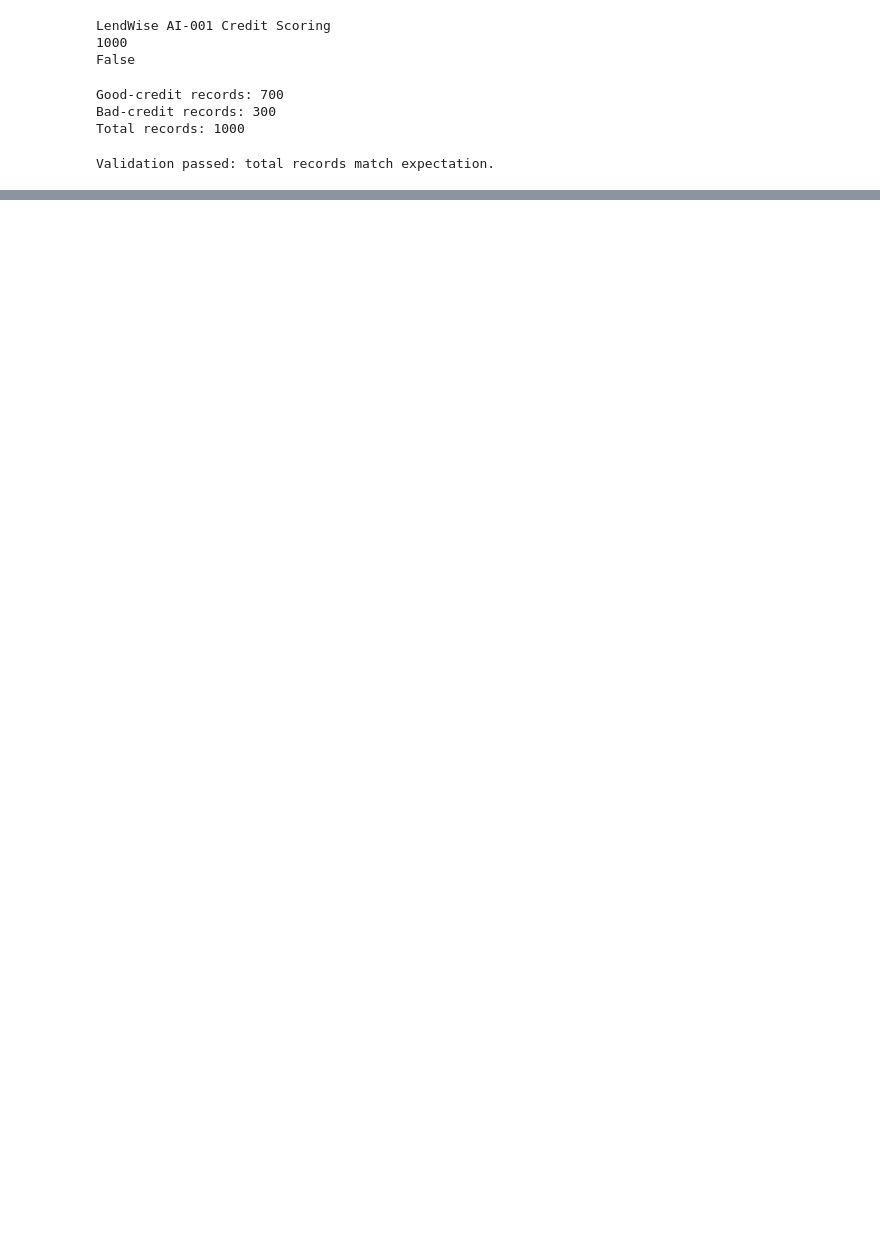
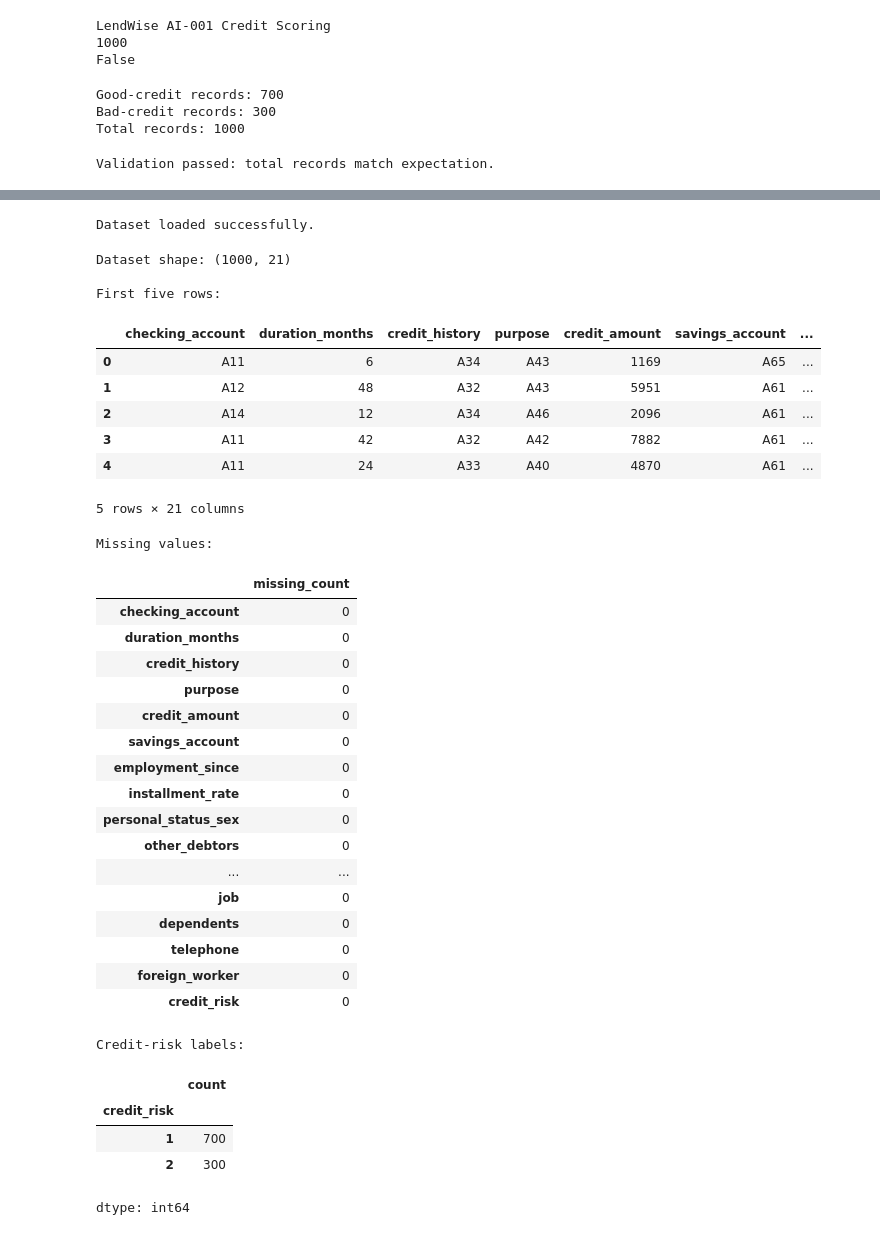
Before and after one commit to Raj171053/LendWise-AI-Governance-Program, a Jupyter notebook: LendWise_Model_Audit.ipynb, the cells around one changed output, grey strips where cells are left out. Saved outputs shown, nothing was run; the diff lists cells and outputs as text; code cells hidden in the pictures; blank space fills up the shorter version.

```diff
--- a/LendWise_Model_Audit.ipynb
+++ b/LendWise_Model_Audit.ipynb
@@ -37,0 +93,74 @@ Validation passed: total records match expectation.
+# %%
+
+url = (
+    "https://archive.ics.uci.edu/ml/"
+    "machine-learning-databases/statlog/german/german.data"
+)
+
+columns = [
+    "checking_account", "duration_months", "credit_history",
+    "purpose", "credit_amount", "savings_account",
+    "employment_since", "installment_rate", "personal_status_sex",
+    "other_debtors", "residence_since", "property",
+    "age_years", "other_installment_plans", "housing",
+    "existing_credits", "job", "dependents",
+    "telephone", "foreign_worker", "credit_risk"
+]
+
+df = pd.read_csv(
+    url,
+    sep=r"\s+",
+    header=None,
+    names=columns
+)
+
+print("Dataset loaded successfully.")
+# %% [output]
+Dataset loaded successfully.
+# %%
+
+print("Dataset shape:", df.shape)
+
+print("\nFirst five rows:")
+display(df.head())
+
+print("\nMissing values:")
+display(df.isna().sum().to_frame("missing_count"))
+
+print("\nCredit-risk labels:")
+display(df["credit_risk"].value_counts(dropna=False))
+# %% [output]
+Dataset shape: (1000, 21)
+
+First five rows:
+|  | checking_account | duration_months | credit_history | purpose | credit_amount | savings_account | ... |
+| 0 | A11 | 6 | A34 | A43 | 1169 | A65 | ... |
+| 1 | A12 | 48 | A32 | A43 | 5951 | A61 | ... |
+| 2 | A14 | 12 | A34 | A46 | 2096 | A61 | ... |
+| 3 | A11 | 42 | A32 | A42 | 7882 | A61 | ... |
+| 4 | A11 | 24 | A33 | A40 | 4870 | A61 | ... |
+5 rows × 21 columns
+Missing values:
+|  | missing_count |
+| checking_account | 0 |
+| duration_months | 0 |
+| credit_history | 0 |
+| purpose | 0 |
+| credit_amount | 0 |
+| savings_account | 0 |
+| employment_since | 0 |
+| installment_rate | 0 |
+| personal_status_sex | 0 |
+| other_debtors | 0 |
+| ... | ... |
+| job | 0 |
+| dependents | 0 |
+| telephone | 0 |
+| foreign_worker | 0 |
+| credit_risk | 0 |
+Credit-risk labels:
+|  | count |
+| credit_risk |  |
+| 1 | 700 |
+| 2 | 300 |
+dtype: int64
```
Also changed, not shown: parts of 46 cells of this notebook.
